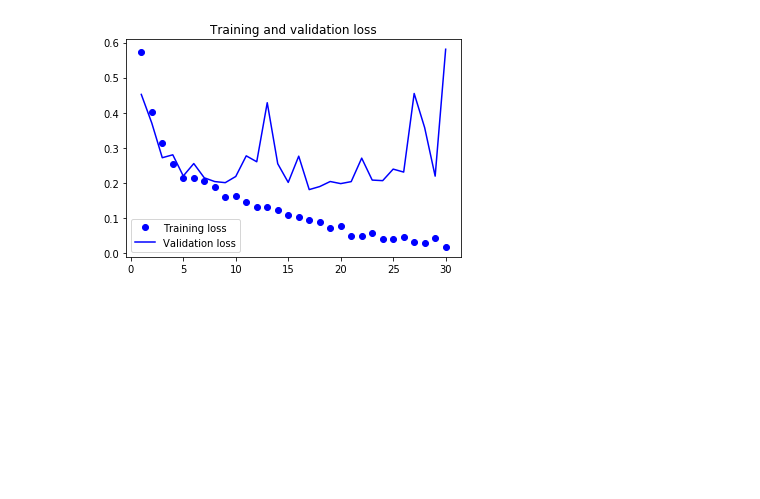
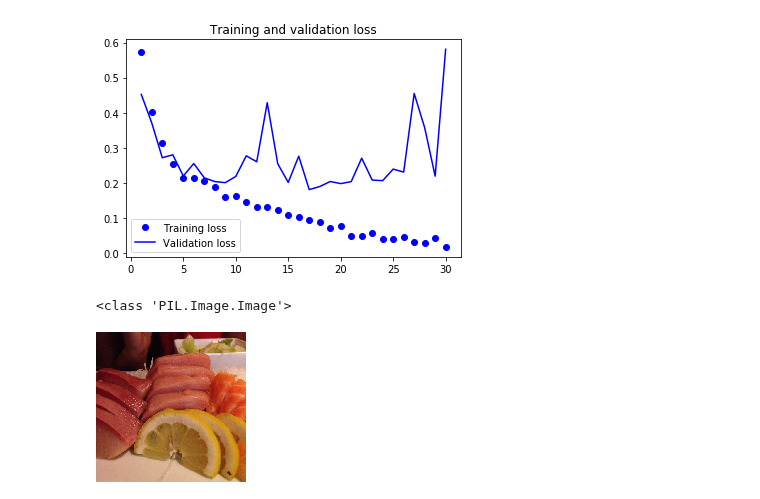
Before and after one commit to AlessandroBiagi/DataScienceProjects, a Jupyter notebook: FoodRecognition/scripts/main.ipynb, the cells around one changed output. Drawn from its saved outputs; the diff is of its cells as text; code cells hidden in the pictures; blank space fills up the shorter version.

```diff
--- a/FoodRecognition/scripts/main.ipynb
+++ b/FoodRecognition/scripts/main.ipynb
@@ -254,0 +264,13 @@ plt.show()
+# %%
+from keras.preprocessing import image
+
+sashimi_sample = sashimi_train_names[0]
+spaghetti_bol_sample = spaghetti_bol_train_names[0]
+img_sashimi = image.load_img(sashimi_sample, target_size=(150, 150))
+print(type(img_sashimi))
+# %% [output]
+<class 'PIL.Image.Image'>
+# %%
+img_sashimi
+# %% [output]
+[figure, added]
```
Also changed, not shown: parts of 20 cells of this notebook, 1 other file.
